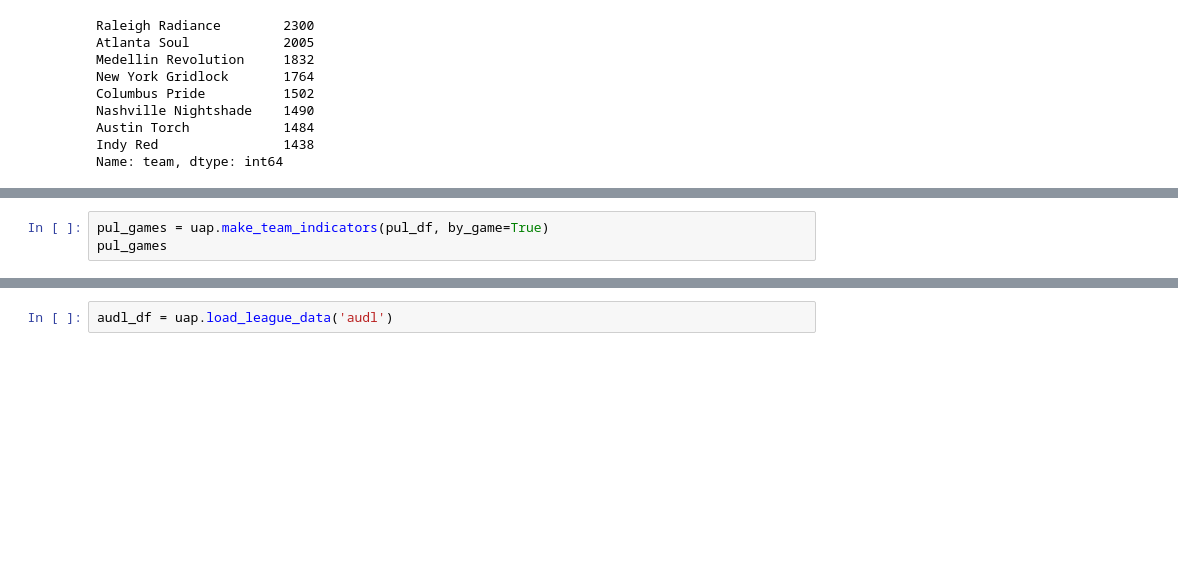
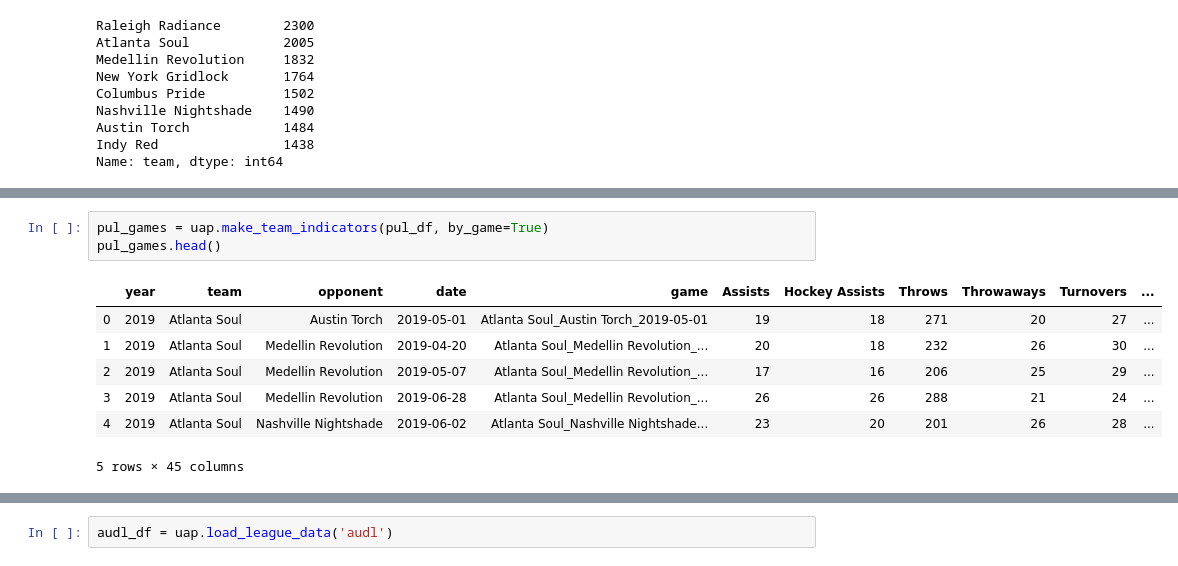
Before and after one commit to dfiorino/ultianalyticspull, a Jupyter notebook: examples/Example.ipynb, the cells around one changed output, grey strips where cells are left out. Drawn from its saved outputs; the diff is of its cells as text; blank space fills up the shorter version.

```diff
--- a/examples/Example.ipynb
+++ b/examples/Example.ipynb
@@ -38,5 +49,13 @@ pul_teams
 # %%
 pul_games = uap.make_team_indicators(pul_df, by_game=True)
-pul_games
+pul_games.head()
+# %% [output]
+|  | year | team | opponent | date | game | Assists | Hockey Assists | Throws | Throwaways | Turnovers | ... |
+| 0 | 2019 | Atlanta Soul | Austin Torch | 2019-05-01 | Atlanta Soul_Austin Torch_2019-05-01 | 19 | 18 | 271 | 20 | 27 | ... |
+| 1 | 2019 | Atlanta Soul | Medellin Revolution | 2019-04-20 | Atlanta Soul_Medellin Revolution_... | 20 | 18 | 232 | 26 | 30 | ... |
+| 2 | 2019 | Atlanta Soul | Medellin Revolution | 2019-05-07 | Atlanta Soul_Medellin Revolution_... | 17 | 16 | 206 | 25 | 29 | ... |
+| 3 | 2019 | Atlanta Soul | Medellin Revolution | 2019-06-28 | Atlanta Soul_Medellin Revolution_... | 26 | 26 | 288 | 21 | 24 | ... |
+| 4 | 2019 | Atlanta Soul | Nashville Nightshade | 2019-06-02 | Atlanta Soul_Nashville Nightshade... | 23 | 20 | 201 | 26 | 28 | ... |
+5 rows × 45 columns
 # %%
 pul_players = uap.make_player_indicators(pul_df)
```
Also changed, not shown: parts of 12 cells of this notebook.
